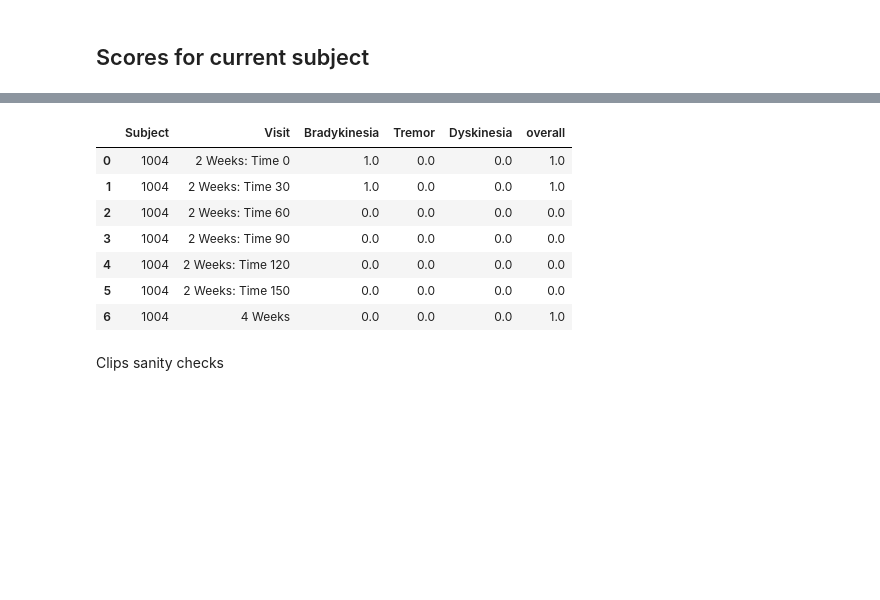
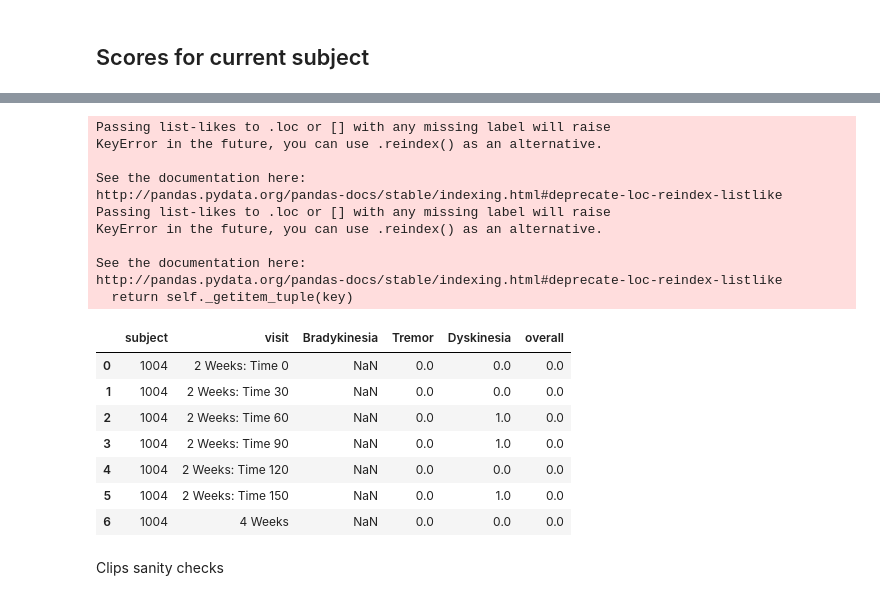
Before and after one commit to nshawen/CIS_PD, a Jupyter notebook: TaskVisualizer.ipynb, the cells around one changed output, grey strips where cells are left out. Cells and saved outputs as stored; diff of their text form; code cells hidden in the pictures; blank space fills up the shorter version.

```diff
--- a/TaskVisualizer.ipynb
+++ b/TaskVisualizer.ipynb
@@ -25,11 +25,11 @@ pd.__version__
 # Set path to folder containing Subject data Dictionaries
 path = '../Data_dict/' #dictionaries data Mac - (local, much faster)
 # path = '/Volumes/RTO/CIS-PD Study/Data_dict/' #Mac
-# path = r'W:\CIS-PD Study\Data_dict' #windows repo path
+path = r'Y:\CIS-PD Study\Data_dict' #windows repo path
 
 #path to subject scores
 pathscores = '../Scores/' #local
-# pathscores = r'W:\CIS-PD Study\Scores' #windows repo path
+pathscores = r'Y:\CIS-PD Study\Scores' #windows repo path
 #---------------------------------------------------------------------------------------------------------
 # %%
 def plot_data(acts, task, trial, loc, sensor, start=0, end=None, add_noise=False, plt_ax=None):
@@ -68,7 +75,7 @@ print(np.sort(f))
 # %% [markdown]
 ## Choose subject, task, visit and sensor location
 # %%
-subj = 1038 #choose subj to visualize
+subj = 1004 #choose subj to visualize
 # %%
 #load Pickle file dict
 subj_filename = str(subj) + 'dict.pkl'
@@ -77,8 +84,8 @@ act_dict = pickle.load(f)
 f.close()
 # %%
 #choose task, trials(visits) and sensor location
-# side = 'right' #side score to use
-side = 'left' #side score to use
+side = 'right' #side score to use
+# side = 'left' #side score to use
 
 # task = 'Motor #8: Typing on a Computer'
 # task_scores = 'typing on a computer keyboard' #the task name in the scores file
@@ -103,12 +110,16 @@ side = 'left' #side score to use
 # task = 'Motor #2: Walking'
 # task_scores = 'walking'
 
-task = 'Motor #10: Drinking Water'
-task_scores = 'taking a glass of water and drinking'
+# task = 'Motor #10: Drinking Water'
+# task_scores = 'taking a glass of water and drinking'
 
 # task = 'Motor #11: Organizing Folder'
 # task_scores = 'organizing sheets in a folder'
 
+task = 'Motor #1: Standing'
+task_scores = 'standing'
+
+
 trials = list(range(7))
 # %% [markdown]
 ## Scores for current subject
@@ -152,43 +184,54 @@ task_scores
 # %%
 #load subject scores
 mot_scores = pd.read_excel(os.path.join(pathscores, 'MotorTasks.xls'))
 #remove words:(Qxx) and 'rating' from each column for readability
 cols= mot_scores.columns
 cols = cols[4:]
 cols = cols.tolist()
 colsnew = [x.split('(')[0] for x in cols]
 colsnew = [x.strip() for x in colsnew] #remove whitspace
 colsnew = [x.split('rating')[0] for x in colsnew]
 colsnew = [x.strip() for x in colsnew]
 colsnew = [x.lower() for x in colsnew] #make all lower case
 colsnew = [x.replace('\x97',' ') for x in colsnew]
 c = dict(zip(cols,colsnew))
 mot_scores = mot_scores.rename(index=str, columns=c)
 
 #change 1 month label to 4 wks for proper sorting
-mot_scores.loc[mot_scores['Visit']=='1 Month','Visit']='4 Weeks'
+mot_scores.loc[mot_scores['visit']=='1 Month','visit']='4 Weeks'
 
 #extract scores for corresponding task, subject and side
-subj_score = mot_scores.loc[mot_scores['Subject']==subj,['Subject','Visit',
+subj_score = mot_scores.loc[mot_scores['subject']==subj,['subject','visit',
                             task_scores+ ' ' + 'bradykinesia ' + side + ' upper limb',
                             task_scores+ ' ' + 'tremor ' + side + ' upper limb',
                             task_scores+ ' ' + 'dyskinesia ' + side + ' upper limb',
                             task_scores+ ' ' + 'overall score']]
 #rename cols
 subj_score = subj_score.rename(index=str,
                                columns={subj_score.columns[2]:'Bradykinesia',subj_score.columns[3]:'Tremor',
                                        subj_score.columns[4]:'Dyskinesia',subj_score.columns[5]:'overall'})
 subj_score.index = range(len(subj_score))
 subj_score
 # %% [output]
+Passing list-likes to .loc or [] with any missing label will raise
+KeyError in the future, you can use .reindex() as an alternative.
+
+See the documentation here:
+http://pandas.pydata.org/pandas-docs/stable/indexing.html#deprecate-loc-reindex-listlike
+Passing list-likes to .loc or [] with any missing label will raise
+KeyError in the future, you can use .reindex() as an alternative.
+
+See the documentation here:
+http://pandas.pydata.org/pandas-docs/stable/indexing.html#deprecate-loc-reindex-listlike
+  return self._getitem_tuple(key)
-|  | Subject | Visit | Bradykinesia | Tremor | Dyskinesia | overall |
-| 0 | 1004 | 2 Weeks: Time 0 | 1.0 | 0.0 | 0.0 | 1.0 |
-| 1 | 1004 | 2 Weeks: Time 30 | 1.0 | 0.0 | 0.0 | 1.0 |
-| 2 | 1004 | 2 Weeks: Time 60 | 0.0 | 0.0 | 0.0 | 0.0 |
-| 3 | 1004 | 2 Weeks: Time 90 | 0.0 | 0.0 | 0.0 | 0.0 |
-| 4 | 1004 | 2 Weeks: Time 120 | 0.0 | 0.0 | 0.0 | 0.0 |
-| 5 | 1004 | 2 Weeks: Time 150 | 0.0 | 0.0 | 0.0 | 0.0 |
-| 6 | 1004 | 4 Weeks | 0.0 | 0.0 | 0.0 | 1.0 |
+|  | subject | visit | Bradykinesia | Tremor | Dyskinesia | overall |
+| 0 | 1004 | 2 Weeks: Time 0 | NaN | 0.0 | 0.0 | 0.0 |
+| 1 | 1004 | 2 Weeks: Time 30 | NaN | 0.0 | 0.0 | 0.0 |
+| 2 | 1004 | 2 Weeks: Time 60 | NaN | 0.0 | 1.0 | 0.0 |
+| 3 | 1004 | 2 Weeks: Time 90 | NaN | 0.0 | 1.0 | 0.0 |
+| 4 | 1004 | 2 Weeks: Time 120 | NaN | 0.0 | 0.0 | 0.0 |
+| 5 | 1004 | 2 Weeks: Time 150 | NaN | 0.0 | 1.0 | 0.0 |
+| 6 | 1004 | 4 Weeks | NaN | 0.0 | 0.0 | 0.0 |
 # %% [markdown]
 Clips sanity checks
 # %%
```
Also changed, not shown: parts of 20 cells of this notebook.
